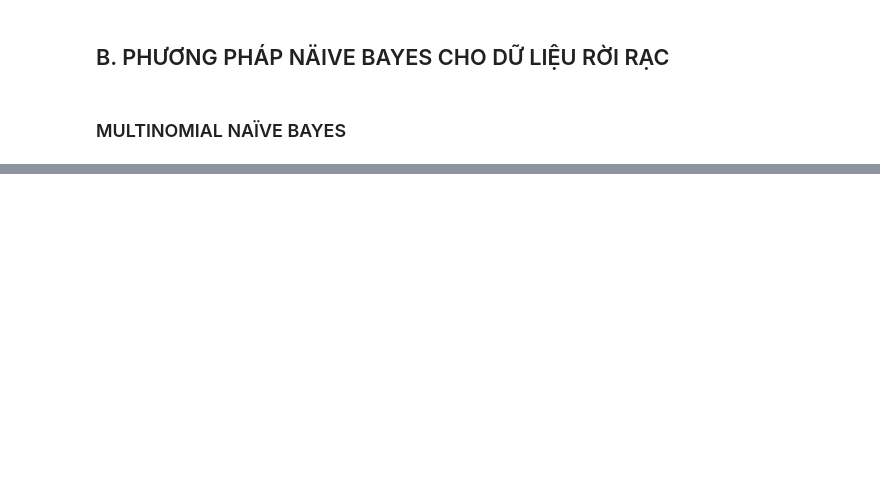
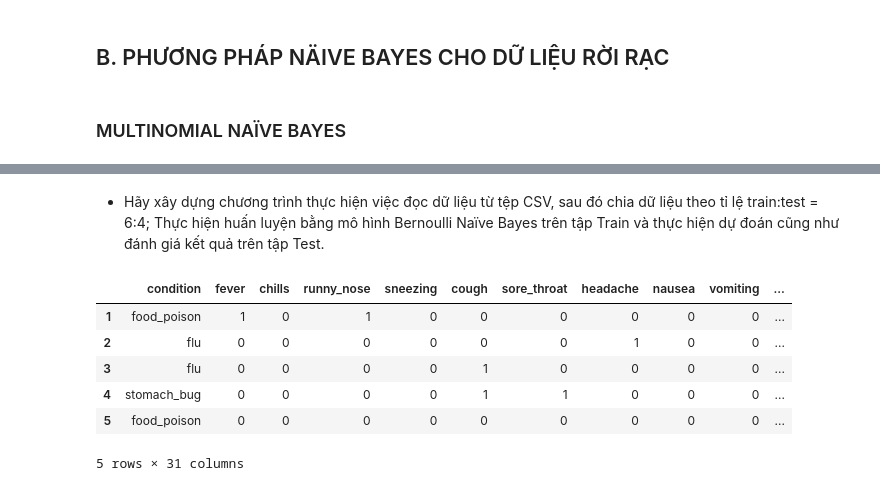
Before and after one commit to vutiendat2302/hocky-2-nam-3-toantin-, a Jupyter notebook: machine_learning/exercise/ex2/23000111_VuTienDat_NAIVE_BAYES_METHODS.ipynb, the cells around one changed output, grey strips where cells are left out. Drawn from its saved outputs; the diff is of its cells as text; code cells hidden in the pictures; blank space fills up the shorter version.

```diff
--- a/machine_learning/exercise/ex2/23000111_VuTienDat_NAIVE_BAYES_METHODS.ipynb
+++ b/machine_learning/exercise/ex2/23000111_VuTienDat_NAIVE_BAYES_METHODS.ipynb
@@ -209,0 +647,4 @@ Recall. Có thể sử dụng thư viện, nhưng cần có giải thích rõ c
+# %% [markdown]
+- Hãy xây dựng chương trình thực hiện việc đọc dữ liệu từ tệp CSV, sau đó chia dữ liệu theo tỉ lệ train:test
+= 6:4; Thực hiện huấn luyện bằng mô hình Bernoulli Naïve Bayes trên tập Train và thực hiện dự đoán
+cũng như đánh giá kết quả trên tập Test.
@@ -209,0 +656,24 @@ Recall. Có thể sử dụng thư viện, nhưng cần có giải thích rõ c
+# %%
+symptoms_data = []
+
+with open ('bernoulli_nb_symptoms.csv') as f:
+    lines = f.readlines()
+
+for line in lines:
+    x = line.strip().split(',')
+    symptoms_data.append(x)
+
+df = pd.DataFrame(symptoms_data)
+df.columns = df.iloc[0]
+df = df.drop(0)
+df = df.reset_index(drop = True)
+df.index = df.index + 1
+df.head()
+# %% [output]
+|  | condition | fever | chills | runny_nose | sneezing | cough | sore_throat | headache | nausea | vomiting | ... |
+| 1 | food_poison | 1 | 0 | 1 | 0 | 0 | 0 | 0 | 0 | 0 | ... |
+| 2 | flu | 0 | 0 | 0 | 0 | 0 | 0 | 1 | 0 | 0 | ... |
+| 3 | flu | 0 | 0 | 0 | 0 | 1 | 0 | 0 | 0 | 0 | ... |
+| 4 | stomach_bug | 0 | 0 | 0 | 0 | 1 | 1 | 0 | 0 | 0 | ... |
+| 5 | food_poison | 0 | 0 | 0 | 0 | 0 | 0 | 0 | 0 | 0 | ... |
+5 rows × 31 columns
```
Also changed, not shown: parts of 58 cells of this notebook, 4 other files.
